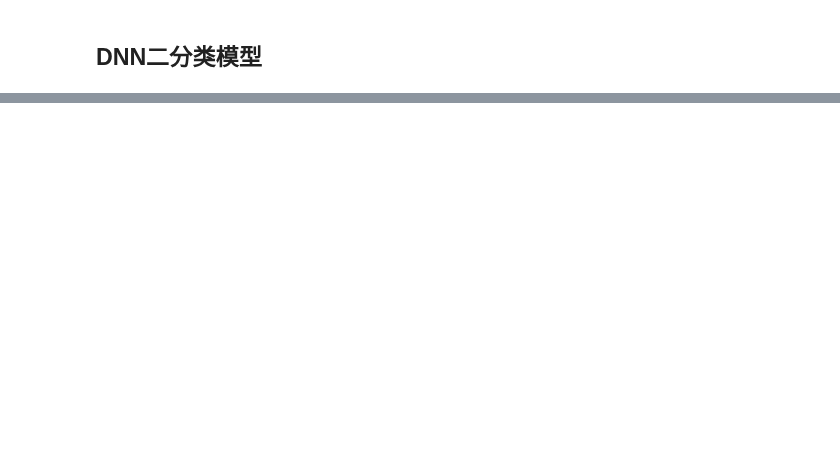
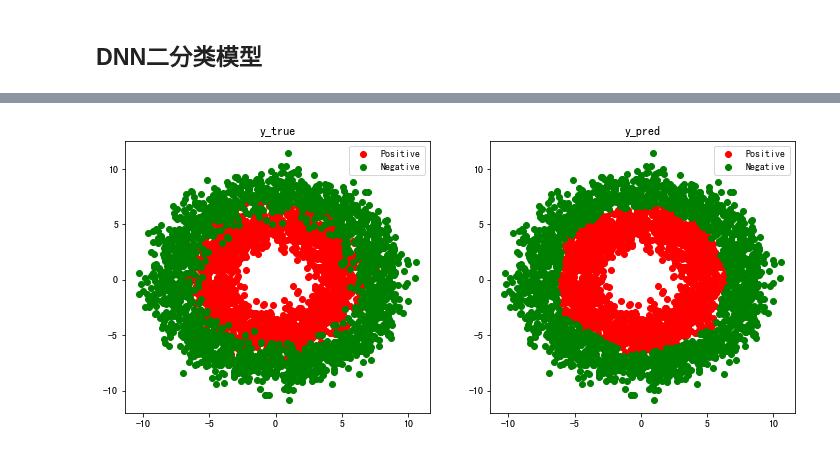
Before and after one commit to michaelzhouy/DeepLearning, a Jupyter notebook: 05-20天吃透PyTorch/03-PyTorch的层次结构/01-低阶API.ipynb, the cells around one changed output, grey strips where cells are left out. Drawn from its saved outputs; the diff is of its cells as text; code cells hidden in the pictures; blank space fills up the shorter version.

```diff
--- a/05-20天吃透PyTorch/03-PyTorch的层次结构/01-低阶API.ipynb
+++ b/05-20天吃透PyTorch/03-PyTorch的层次结构/01-低阶API.ipynb
@@ -168,0 +258,12 @@ plt.show()
+# %%
+model = DNNModel()
+# %%
+batch_size = 10
+features, labels = next(data_iter(X, Y, batch_size))
+
+predictions = model(features)
+loss = model.loss_func(predictions, labels)
+metric = model.metric_func(predictions, labels)
+
+print('init loss:   ', loss.item())
+print('init metric: ', metric.item())
@@ -168,0 +296,16 @@ plt.show()
+# %%
+def train_model(model, epochs):
+    for epoch in range(1, 1 + epochs):
+        loss_list, metric_list = [], []
+        for features, labels in data_iter(X, Y, 20):
+            lossi, metrici = train_step(model, features, labels)
+            loss_list.append(lossi)
+            metric_list.append(metrici)
+        loss = np.mean(loss_list)
+        metric = np.mean(metric_list)
+
+        if epoch % 100 == 0:
+            printbar()
+            print('epoch = {}, loss = {}, metric = {}'.format(epoch, loss, metric))
+# %%
+train_model(model, epochs=1000)
@@ -168,0 +330,17 @@ plt.show()
+# %%
+fig, (ax1, ax2) = plt.subplots(nrows=1, ncols=2, figsize=(12, 5))
+ax1.scatter(Xp[:, 0], Xp[:, 1], c='r')
+ax1.scatter(Xn[:, 0], Xn[:, 1], c='g')
+ax1.legend(['Positive', 'Negative'])
+ax1.set_title('y_true')
+
+Xp_pred = X[torch.squeeze(model.forward(X) >= 0.5)]
+Xn_pred = X[torch.squeeze(model.forward(X) < 0.5)]
+
+ax2.scatter(Xp_pred[:, 0], Xp_pred[:, 1], c='r')
+ax2.scatter(Xn_pred[:, 0], Xn_pred[:, 1], c='g')
+ax2.legend(['Positive', 'Negative'])
+ax2.set_title('y_pred')
+plt.show()
+# %% [output]
+[figure, added]
```
Also changed, not shown: parts of 17 cells of this notebook.
